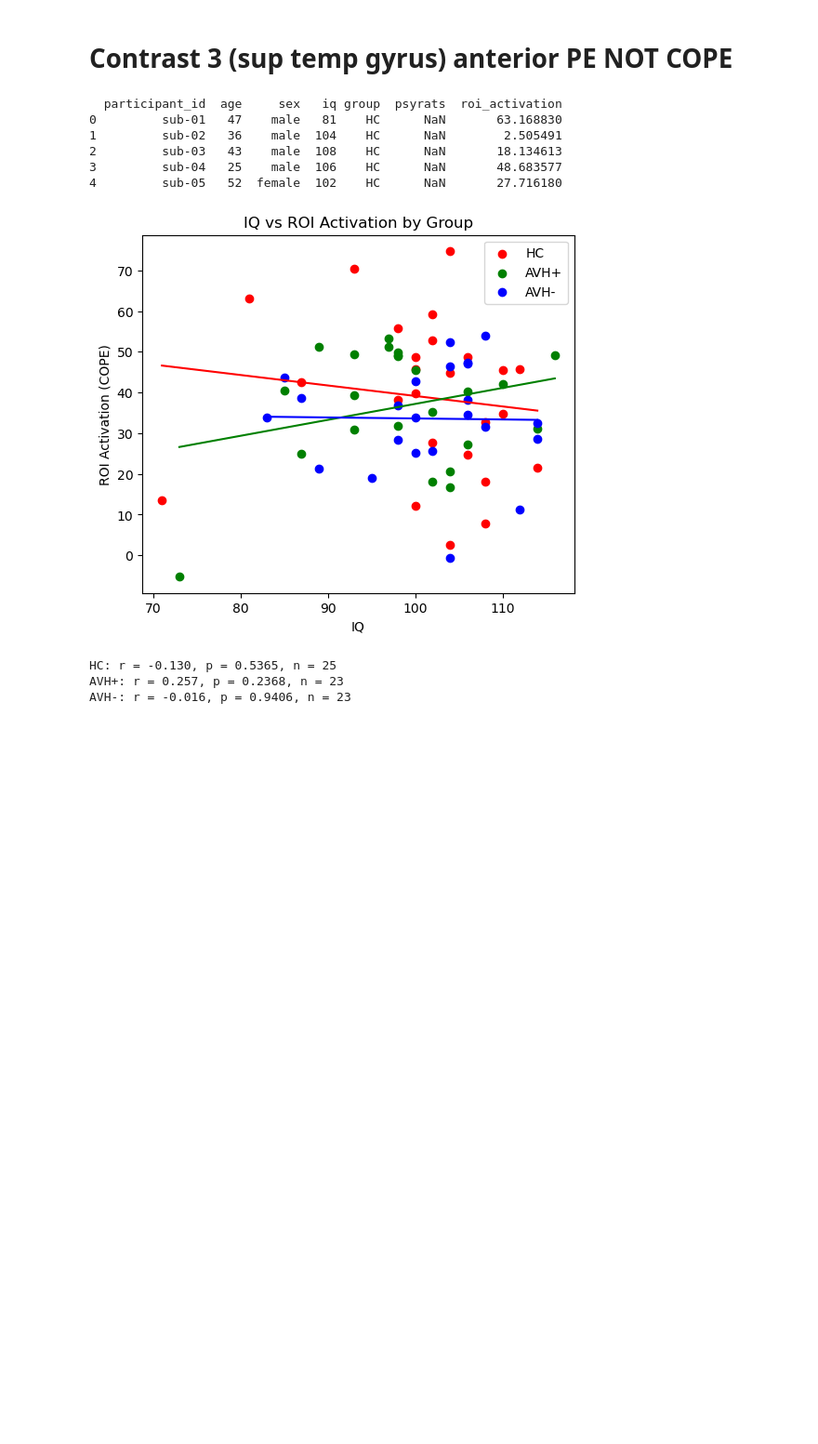
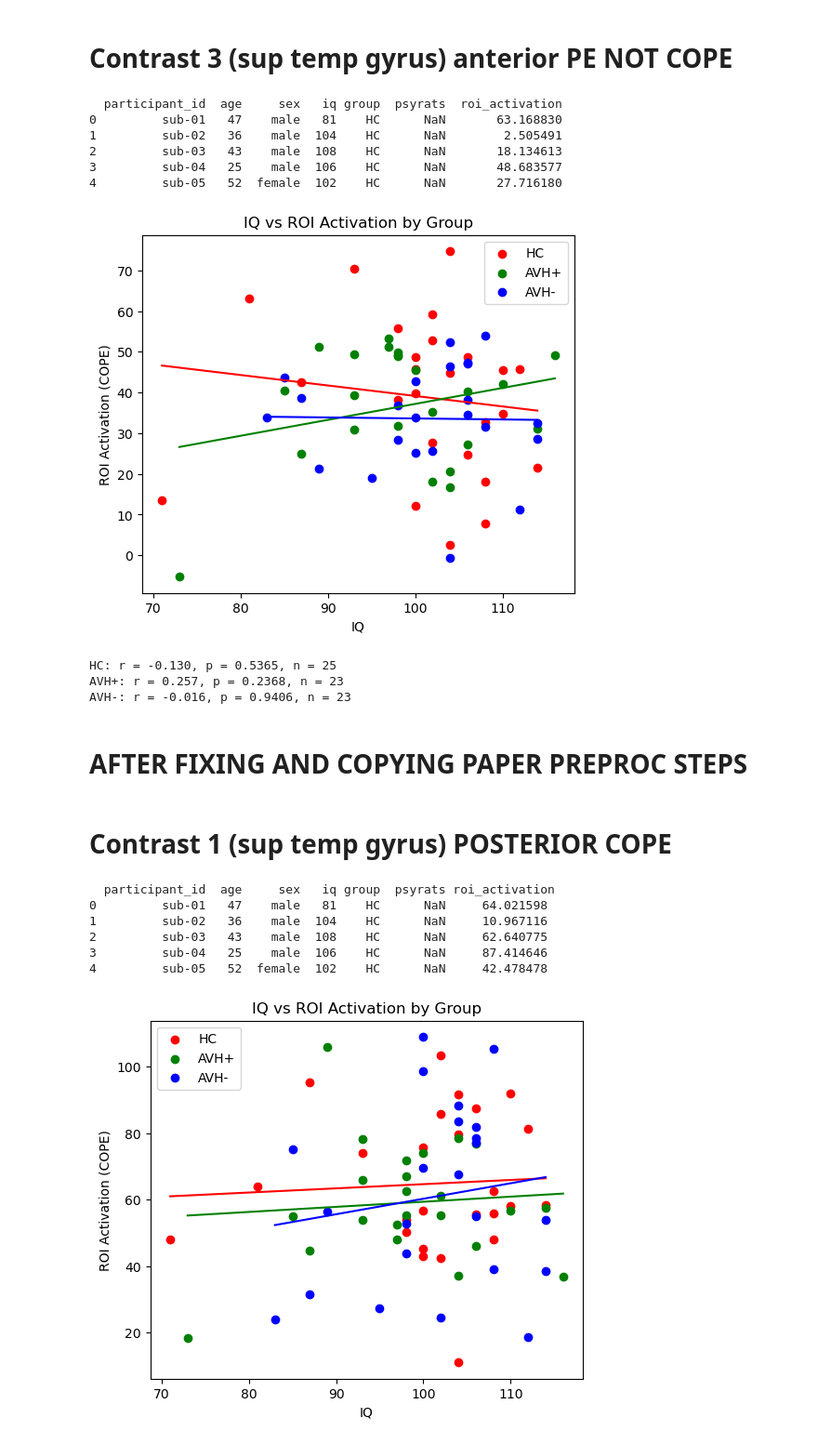
Before and after one commit to katrinasuherman/second-level-results, a Jupyter notebook: analysis/analysis.ipynb, the cells around one changed output. Shown at 93% size. Saved outputs shown, nothing was run; the diff lists cells and outputs as text; code cells hidden in the pictures; blank space fills up the shorter version.

```diff
--- a/analysis/analysis.ipynb
+++ b/analysis/analysis.ipynb
@@ -2527,3 +2527,78 @@ for g in ["HC", "AVH+", "AVH-"]:
 HC: r = -0.130, p = 0.5365, n = 25
 AVH+: r = 0.257, p = 0.2368, n = 23
 AVH-: r = -0.016, p = 0.9406, n = 23
+# %% [markdown]
+# AFTER FIXING AND COPYING PAPER PREPROC STEPS
+# %% [markdown]
+# Contrast 1 (sup temp gyrus) POSTERIOR COPE
+# %%
+import pandas as pd
+
+participants = pd.read_csv("participants.csv")
+pe1 = pd.read_csv(
+    "roi_activation_cope1.csv",
+    header=None,
+    names=["participant_id", "roi_activation"]
+)
+
+merged_pe1 = participants.merge(
+    pe1,
+    on="participant_id",
+    how="inner"
+)
+
+merged_pe1.to_csv("merged_pe1.csv", index=False)
+
+print(merged_pe1.head())
+# %% [output]
+  participant_id  age     sex   iq group  psyrats roi_activation
+0         sub-01   47    male   81    HC      NaN     64.021598
+1         sub-02   36    male  104    HC      NaN     10.967116
+2         sub-03   43    male  108    HC      NaN     62.640775
+3         sub-04   25    male  106    HC      NaN     87.414646
+4         sub-05   52  female  102    HC      NaN     42.478478
+# %%
+import matplotlib.pyplot as plt
+import numpy as np
+import pandas as pd
+
+plt.figure(figsize=(6, 5))
+
+groups = {
+    "HC": "red",
+    "AVH+": "green",
+    "AVH-": "blue"
+}
+
+for g, color in groups.items():
+    subset = merged_pe1[merged_pe1["group"] == g].copy()
+
+    # force numeric and drop bad rows
+    subset["iq"] = pd.to_numeric(subset["iq"], errors="coerce")
+    subset["roi_activation"] = pd.to_numeric(subset["roi_activation"], errors="coerce")
+    subset = subset.replace([np.inf, -np.inf], np.nan).dropna(subset=["iq", "roi_activation"])
+
+    # scatter (only valid points)
+    plt.scatter(
+        subset["iq"],
+        subset["roi_activation"],
+        label=g,
+        color=color
+    )
+
+    # regression line (need at least 2 unique x values)
+    if len(subset) >= 2 and subset["iq"].nunique() >= 2:
+        x = subset["iq"].to_numpy()
+        y = subset["roi_activation"].to_numpy()
+
+        m, b = np.polyfit(x, y, 1)
+        xs = np.linspace(x.min(), x.max(), 100)
+        plt.plot(xs, m*xs + b, color=color)
+
+plt.xlabel("IQ")
+plt.ylabel("ROI Activation (COPE)")
+plt.title("IQ vs ROI Activation by Group")
+plt.legend()
+plt.show()
+# %% [output]
+[figure, added]
```
Also changed, not shown: parts of 14 cells of this notebook, 32 other files.
